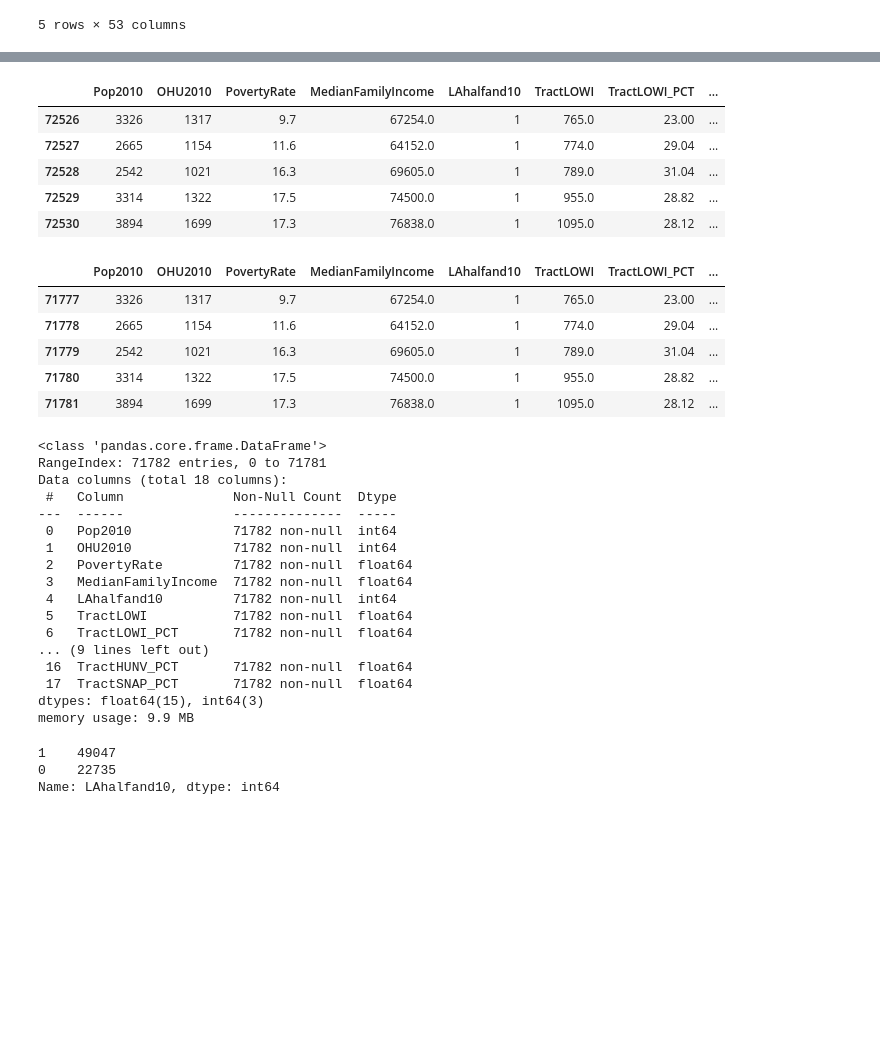
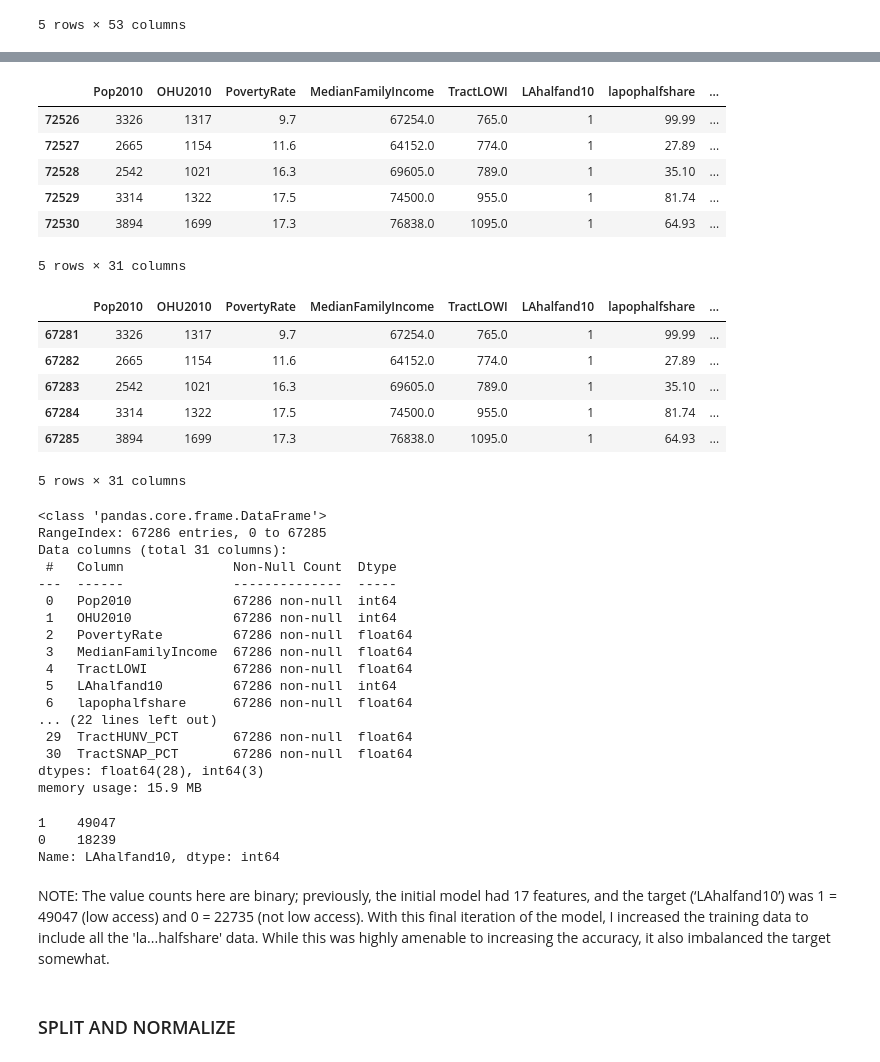
Before and after one commit to meeyoungPH/food-insecurity-machine-learning, a Jupyter notebook: static/data/Neural_Network_ML.ipynb, the cells around one changed output, grey strips where cells are left out. Drawn from its saved outputs; the diff is of its cells as text; code cells hidden in the pictures; blank space fills up the shorter version.

```diff
--- a/static/data/Neural_Network.ipynb
+++ b/static/data/Neural_Network_ML.ipynb
@@ -116,17 +108,22 @@ See the caveats in the documentation: https://pandas.pydata.org/pandas-docs/stab
 # %%
 # Create a subset dataframe with selected columns
-first_food_access_df = food_access_raw_df[["Pop2010", "OHU2010", "PovertyRate",
-                                    "MedianFamilyIncome", "LAhalfand10", "TractLOWI", "TractLOWI_PCT", "TractKids_PCT", "TractSeniors_PCT", "TractWhite_PCT",
-                "TractBlack_PCT", "TractAsian_PCT", "TractNHOPI_PCT", "TractAIAN_PCT",
-                "TractOMultir_PCT", "TractHispanic_PCT", "TractHUNV_PCT", "TractSNAP_PCT"]]
+first_food_access_df = food_access_raw_df[["Pop2010", "OHU2010", "PovertyRate", "MedianFamilyIncome", "TractLOWI",
+                                    "LAhalfand10", "lapophalfshare", "lalowihalfshare", "lakidshalfshare",
+                                    "laseniorshalfshare", "lawhitehalfshare", "lablackhalfshare",
+                                    "laasianhalfshare", "lanhopihalfshare", "laaianhalfshare", "laomultirhalfshare",
+                                    "lahisphalfshare", "lahunvhalfshare", "lasnaphalfshare", "TractLOWI_PCT",
+                                    "TractKids_PCT", "TractSeniors_PCT", "TractWhite_PCT", "TractBlack_PCT",
+                                    "TractAsian_PCT", "TractNHOPI_PCT", "TractAIAN_PCT", "TractOMultir_PCT",
+                                    "TractHispanic_PCT", "TractHUNV_PCT", "TractSNAP_PCT"]]
 first_food_access_df.tail()
 # %% [output]
-|  | Pop2010 | OHU2010 | PovertyRate | MedianFamilyIncome | LAhalfand10 | TractLOWI | TractLOWI_PCT | ... |
-| 72526 | 3326 | 1317 | 9.7 | 67254.0 | 1 | 765.0 | 23.00 | ... |
-| 72527 | 2665 | 1154 | 11.6 | 64152.0 | 1 | 774.0 | 29.04 | ... |
-| 72528 | 2542 | 1021 | 16.3 | 69605.0 | 1 | 789.0 | 31.04 | ... |
-| 72529 | 3314 | 1322 | 17.5 | 74500.0 | 1 | 955.0 | 28.82 | ... |
-| 72530 | 3894 | 1699 | 17.3 | 76838.0 | 1 | 1095.0 | 28.12 | ... |
+|  | Pop2010 | OHU2010 | PovertyRate | MedianFamilyIncome | TractLOWI | LAhalfand10 | lapophalfshare | ... |
+| 72526 | 3326 | 1317 | 9.7 | 67254.0 | 765.0 | 1 | 99.99 | ... |
+| 72527 | 2665 | 1154 | 11.6 | 64152.0 | 774.0 | 1 | 27.89 | ... |
+| 72528 | 2542 | 1021 | 16.3 | 69605.0 | 789.0 | 1 | 35.10 | ... |
+| 72529 | 3314 | 1322 | 17.5 | 74500.0 | 955.0 | 1 | 81.74 | ... |
+| 72530 | 3894 | 1699 | 17.3 | 76838.0 | 1095.0 | 1 | 64.93 | ... |
+5 rows × 31 columns
 # %%
 # Drop rows with NAN values
 first_food_access_df = first_food_access_df.dropna()
@@ -136,39 +133,44 @@ first_food_access_df = first_food_access_df.reset_index(drop = True)
 
 first_food_access_df.tail()
 # %% [output]
-|  | Pop2010 | OHU2010 | PovertyRate | MedianFamilyIncome | LAhalfand10 | TractLOWI | TractLOWI_PCT | ... |
-| 71777 | 3326 | 1317 | 9.7 | 67254.0 | 1 | 765.0 | 23.00 | ... |
-| 71778 | 2665 | 1154 | 11.6 | 64152.0 | 1 | 774.0 | 29.04 | ... |
-| 71779 | 2542 | 1021 | 16.3 | 69605.0 | 1 | 789.0 | 31.04 | ... |
-| 71780 | 3314 | 1322 | 17.5 | 74500.0 | 1 | 955.0 | 28.82 | ... |
-| 71781 | 3894 | 1699 | 17.3 | 76838.0 | 1 | 1095.0 | 28.12 | ... |
+|  | Pop2010 | OHU2010 | PovertyRate | MedianFamilyIncome | TractLOWI | LAhalfand10 | lapophalfshare | ... |
+| 67281 | 3326 | 1317 | 9.7 | 67254.0 | 765.0 | 1 | 99.99 | ... |
+| 67282 | 2665 | 1154 | 11.6 | 64152.0 | 774.0 | 1 | 27.89 | ... |
+| 67283 | 2542 | 1021 | 16.3 | 69605.0 | 789.0 | 1 | 35.10 | ... |
+| 67284 | 3314 | 1322 | 17.5 | 74500.0 | 955.0 | 1 | 81.74 | ... |
+| 67285 | 3894 | 1699 | 17.3 | 76838.0 | 1095.0 | 1 | 64.93 | ... |
+5 rows × 31 columns
 # %%
 # Get dataframe information
 first_food_access_df.info()
 # %% [output]
 <class 'pandas.core.frame.DataFrame'>
-RangeIndex: 71782 entries, 0 to 71781
-Data columns (total 18 columns):
+RangeIndex: 67286 entries, 0 to 67285
+Data columns (total 31 columns):
  #   Column              Non-Null Count  Dtype
 ---  ------              --------------  -----
- 0   Pop2010             71782 non-null  int64
- 1   OHU2010             71782 non-null  int64
- 2   PovertyRate         71782 non-null  float64
- 3   MedianFamilyIncome  71782 non-null  float64
- 4   LAhalfand10         71782 non-null  int64
- 5   TractLOWI           71782 non-null  float64
- 6   TractLOWI_PCT       71782 non-null  float64
-... (9 lines left out)
- 16  TractHUNV_PCT       71782 non-null  float64
- 17  TractSNAP_PCT       71782 non-null  float64
-dtypes: float64(15), int64(3)
-memory usage: 9.9 MB
+ 0   Pop2010             67286 non-null  int64
+ 1   OHU2010             67286 non-null  int64
+ 2   PovertyRate         67286 non-null  float64
+ 3   MedianFamilyIncome  67286 non-null  float64
+ 4   TractLOWI           67286 non-null  float64
+ 5   LAhalfand10         67286 non-null  int64
+ 6   lapophalfshare      67286 non-null  float64
+... (22 lines left out)
+ 29  TractHUNV_PCT       67286 non-null  float64
+ 30  TractSNAP_PCT       67286 non-null  float64
+dtypes: float64(28), int64(3)
+memory usage: 15.9 MB
 # %%
 first_food_access_df['LAhalfand10'].value_counts()
 # %% [output]
 1    49047
-0    22735
+0    18239
 Name: LAhalfand10, dtype: int64
+# %% [markdown]
+NOTE: The value counts here are binary; previously, the initial model had 17 features, and the target (‘LAhalfand10’) was 1 = 49047 (low access) and 0 = 22735 (not low access). With this final iteration of the model, I increased the training data to include all the 'la...halfshare' data. While this was highly amenable to increasing the accuracy, it also imbalanced the target somewhat.
+# %% [markdown]
+### SPLIT AND NORMALIZE
 # %%
 # Split our preprocessed data into our features and target arrays
 y = first_food_access_df['LAhalfand10']
```
Also changed, not shown: parts of 13 cells of this notebook.
